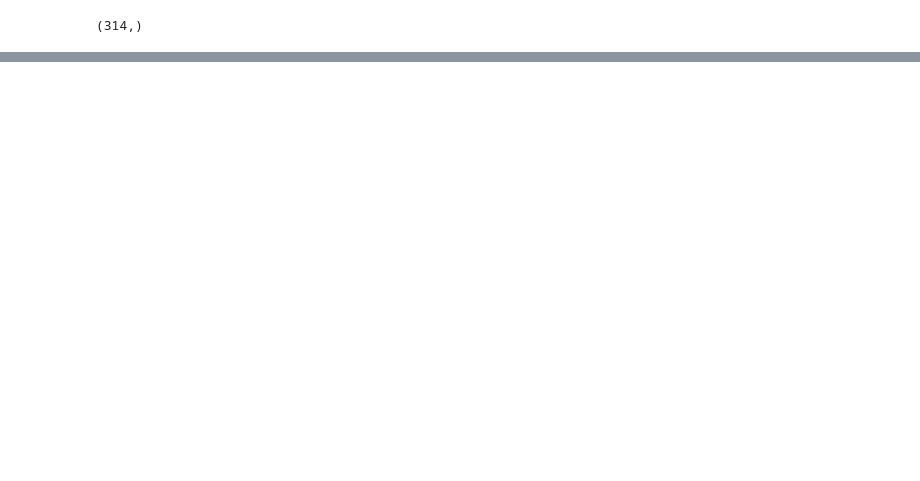
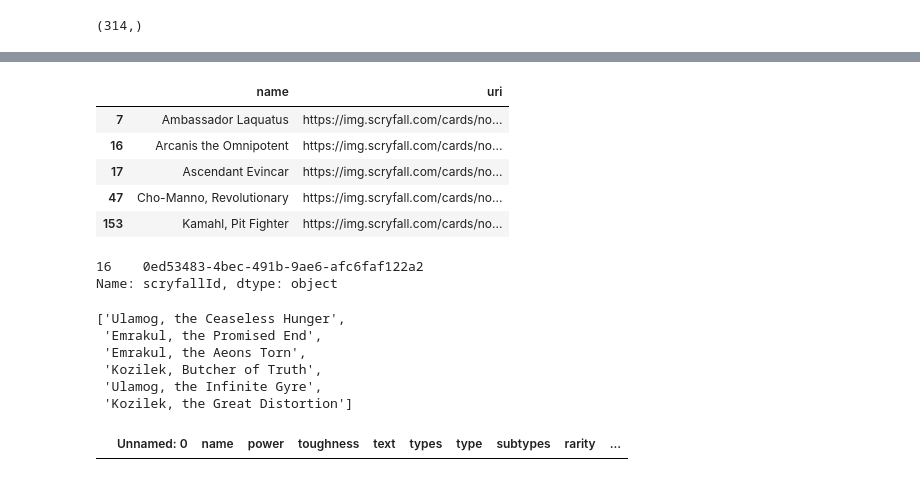
Before and after one commit to EduardoLPaez/EDH-recomend-project, a Jupyter notebook: cleaning.ipynb, the cells around one changed output, grey strips where cells are left out. Cells and saved outputs as stored; diff of their text form; code cells hidden in the pictures; blank space fills up the shorter version.

```diff
--- a/cleaning.ipynb
+++ b/cleaning.ipynb
@@ -111,0 +174,3 @@ dtype: int64
+# %%
+import pandas as pd
+data = pd.read_csv('mtg_modern_clean.csv')
@@ -111,0 +213,15 @@ dtype: int64
+# %%
+pd.set_option('max_colwidth',400)
+data.query('is_commander == "1"').head()[['name', 'uri']]
+# %% [output]
+|  | name | uri |
+| 7 | Ambassador Laquatus | https://img.scryfall.com/cards/no... |
+| 16 | Arcanis the Omnipotent | https://img.scryfall.com/cards/no... |
+| 17 | Ascendant Evincar | https://img.scryfall.com/cards/no... |
+| 47 | Cho-Manno, Revolutionary | https://img.scryfall.com/cards/no... |
+| 153 | Kamahl, Pit Fighter | https://img.scryfall.com/cards/no... |
+# %%
+data.query('name=="Arcanis the Omnipotent"')['scryfallId']
+# %% [output]
+16    0ed53483-4bec-491b-9ae6-afc6faf122a2
+Name: scryfallId, dtype: object
@@ -111,0 +245,23 @@ dtype: int64
+# %%
+def top_commanders(in_, frame = data): # filters commander collor identities
+    colors =  ['Black','White','Red','Blue','Green']
+    frame = frame.query('is_commander == 1')
+    if in_ == [False,False,False,False,False]:
+        color = ['colorless']
+    else:
+        color = [b for a, b in zip(in_, colors) if a]
+    for i in color:
+        frame = frame.query(f'colorIdentity_{i} == 1')
+    return list(frame['name'])
+top_commanders([False,False,False,False,False])
+# %% [output]
+['Ulamog, the Ceaseless Hunger',
+ 'Emrakul, the Promised End',
+ 'Emrakul, the Aeons Torn',
+ 'Kozilek, Butcher of Truth',
+ 'Ulamog, the Infinite Gyre',
+ 'Kozilek, the Great Distortion']
+# %%
+data.query('color_identity == [0, 0, 0, 0, 0]')
+# %% [output]
+|  | Unnamed: 0 | name | power | toughness | text | types | type | subtypes | rarity | ... |
```
Also changed, not shown: parts of 9 cells of this notebook, 1 other file.
